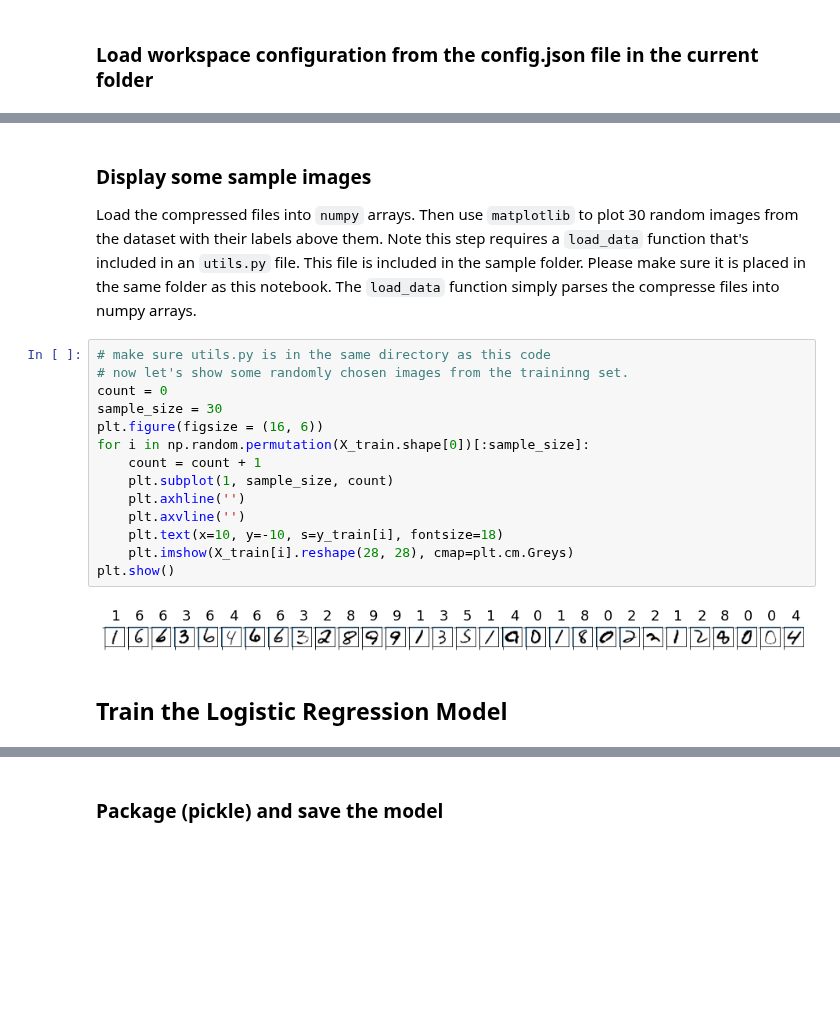
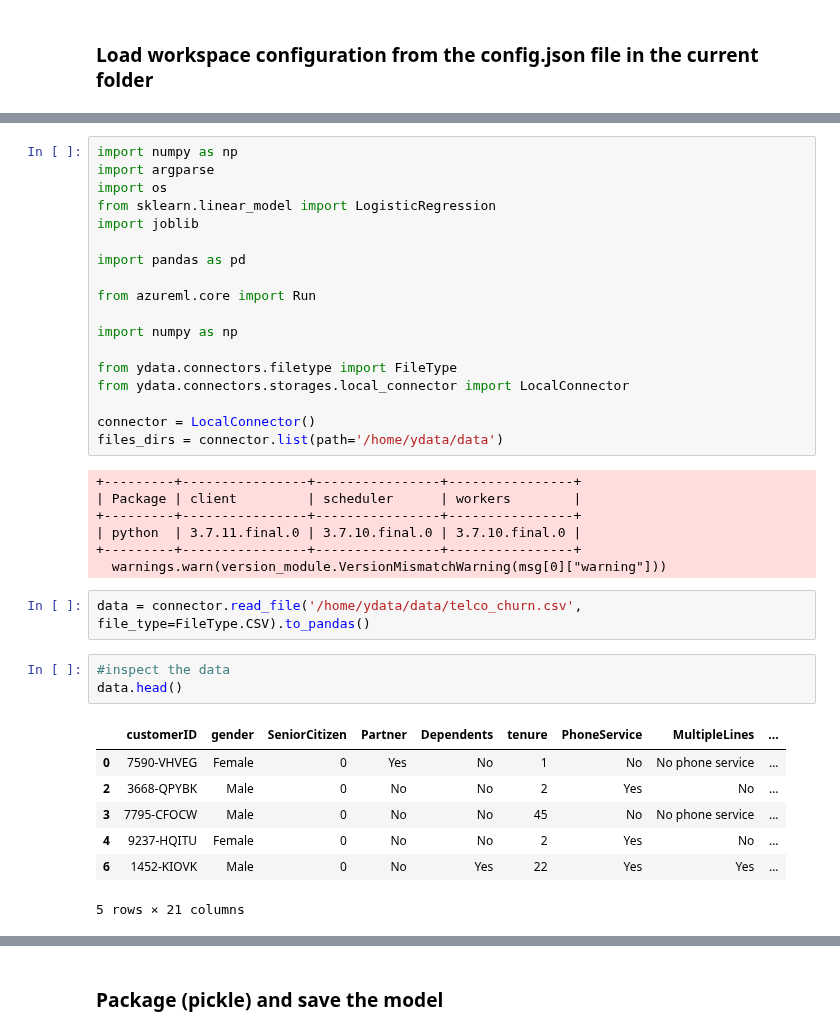
Before and after one commit to ydataai/academy, a Jupyter notebook: integrations/azure-ml/azureml.ipynb, the cells around one changed output, grey strips where cells are left out. Saved outputs shown, nothing was run; the diff lists cells and outputs as text; blank space fills up the shorter version.

Commit message:
Update AzureML integration for Telco use-case

```diff
--- a/integrations/azure-ml/azureml.ipynb
+++ b/integrations/azure-ml/azureml.ipynb
@@ -127,22 +83,38 @@ y_test Shape: (10000,)
-# %% [markdown]
-### Display some sample images
-
-Load the compressed files into `numpy` arrays. Then use `matplotlib` to plot 30 random images from the dataset with their labels above them. Note this step requires a `load_data` function that's included in an `utils.py` file. This file is included in the sample folder. Please make sure it is placed in the same folder as this notebook. The `load_data` function simply parses the compresse files into numpy arrays.
-# %%
-# make sure utils.py is in the same directory as this code
-# now let's show some randomly chosen images from the traininng set.
-count = 0
-sample_size = 30
-plt.figure(figsize = (16, 6))
-for i in np.random.permutation(X_train.shape[0])[:sample_size]:
-    count = count + 1
-    plt.subplot(1, sample_size, count)
-    plt.axhline('')
-    plt.axvline('')
-    plt.text(x=10, y=-10, s=y_train[i], fontsize=18)
-    plt.imshow(X_train[i].reshape(28, 28), cmap=plt.cm.Greys)
-plt.show()
-# %% [output]
-[figure, removed]
-# %% [markdown]
-## Train the Logistic Regression Model
+# %%
+import numpy as np
+import argparse
+import os
+from sklearn.linear_model import LogisticRegression
+import joblib
+
+import pandas as pd
+
+from azureml.core import Run
+
+import numpy as np
+
+from ydata.connectors.filetype import FileType
+from ydata.connectors.storages.local_connector import LocalConnector
+
+connector = LocalConnector()
+files_dirs = connector.list(path='/home/ydata/data')
+# %% [output]
++---------+----------------+----------------+----------------+
+| Package | client         | scheduler      | workers        |
++---------+----------------+----------------+----------------+
+| python  | 3.7.11.final.0 | 3.7.10.final.0 | 3.7.10.final.0 |
++---------+----------------+----------------+----------------+
+  warnings.warn(version_module.VersionMismatchWarning(msg[0]["warning"]))
+# %%
+data = connector.read_file('/home/ydata/data/telco_churn.csv', file_type=FileType.CSV).to_pandas()
+# %%
+#inspect the data
+data.head()
+# %% [output]
+|  | customerID | gender | SeniorCitizen | Partner | Dependents | tenure | PhoneService | MultipleLines | ... |
+| 0 | 7590-VHVEG | Female | 0 | Yes | No | 1 | No | No phone service | ... |
+| 2 | 3668-QPYBK | Male | 0 | No | No | 2 | Yes | No | ... |
+| 3 | 7795-CFOCW | Male | 0 | No | No | 45 | No | No phone service | ... |
+| 4 | 9237-HQITU | Female | 0 | No | No | 2 | Yes | No | ... |
+| 6 | 1452-KIOVK | Male | 0 | No | Yes | 22 | Yes | Yes | ... |
+5 rows × 21 columns
```
Also changed, not shown: parts of 38 cells of this notebook, 11 other files.
